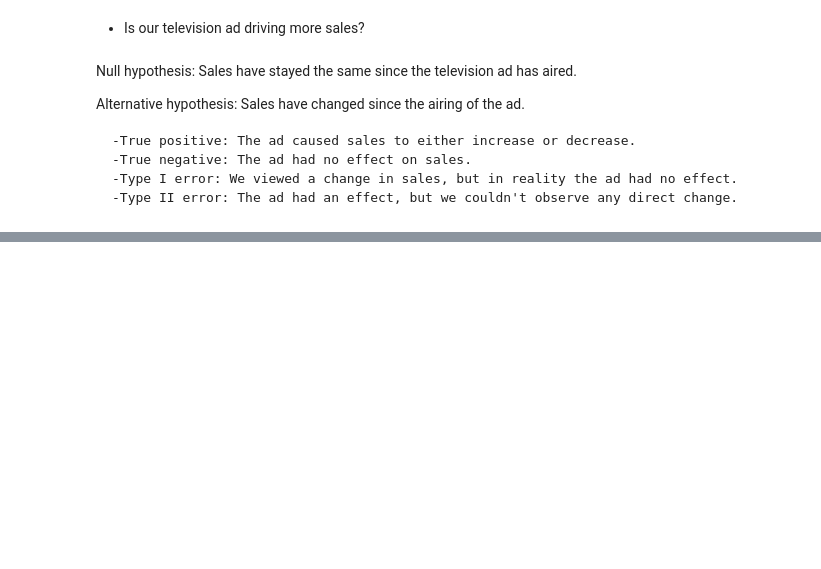
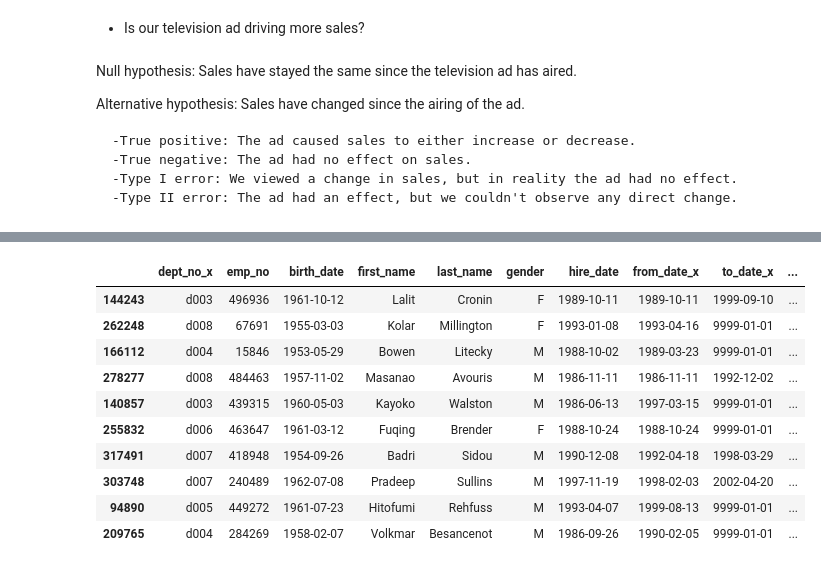
Before and after one commit to Michael-Nelson361/statistics-exercises, a Jupyter notebook: hypothesis_testing.ipynb, the cells around one changed output, grey strips where cells are left out. Cells and saved outputs as stored; diff of their text form; code cells hidden in the pictures; blank space fills up the shorter version.

```diff
--- a/hypothesis_testing.ipynb
+++ b/hypothesis_testing.ipynb
@@ -35,0 +179,13 @@ Alternative hypothesis: Sales have changed since the airing of the ad.
+# %%
+# Pull the tables from the database
+url = mf.get_db_url('employees')
+
+query = '''
+SELECT * FROM employees
+JOIN dept_emp
+    USING(emp_no)
+JOIN departments
+    USING(dept_no)
+'''
+
+employees = pd.read_sql(query,url)
@@ -35,0 +244,10 @@ Alternative hypothesis: Sales have changed since the airing of the ad.
+# %%
+# Read new query
+
+query = '''
+SELECT *
+FROM dept_manager
+'''
+
+manager = pd.read_sql(query,url)
+manager.sample(10)
@@ -35,0 +266,16 @@ Alternative hypothesis: Sales have changed since the airing of the ad.
+# %%
+# Join employees with manager
+emp_manager = employees.merge(manager,how='left',on='emp_no')
+emp_manager.sample(10)
+# %% [output]
+|  | dept_no_x | emp_no | birth_date | first_name | last_name | gender | hire_date | from_date_x | to_date_x | ... |
+| 144243 | d003 | 496936 | 1961-10-12 | Lalit | Cronin | F | 1989-10-11 | 1989-10-11 | 1999-09-10 | ... |
+| 262248 | d008 | 67691 | 1955-03-03 | Kolar | Millington | F | 1993-01-08 | 1993-04-16 | 9999-01-01 | ... |
+| 166112 | d004 | 15846 | 1953-05-29 | Bowen | Litecky | M | 1988-10-02 | 1989-03-23 | 9999-01-01 | ... |
+| 278277 | d008 | 484463 | 1957-11-02 | Masanao | Avouris | M | 1986-11-11 | 1986-11-11 | 1992-12-02 | ... |
+| 140857 | d003 | 439315 | 1960-05-03 | Kayoko | Walston | M | 1986-06-13 | 1997-03-15 | 9999-01-01 | ... |
+| 255832 | d006 | 463647 | 1961-03-12 | Fuqing | Brender | F | 1988-10-24 | 1988-10-24 | 9999-01-01 | ... |
+| 317491 | d007 | 418948 | 1954-09-26 | Badri | Sidou | M | 1990-12-08 | 1992-04-18 | 1998-03-29 | ... |
+| 303748 | d007 | 240489 | 1962-07-08 | Pradeep | Sullins | M | 1997-11-19 | 1998-02-03 | 2002-04-20 | ... |
+| 94890 | d005 | 449272 | 1961-07-23 | Hitofumi | Rehfuss | M | 1993-04-07 | 1999-08-13 | 9999-01-01 | ... |
+| 209765 | d004 | 284269 | 1958-02-07 | Volkmar | Besancenot | M | 1986-09-26 | 1990-02-05 | 9999-01-01 | ... |
```
Also changed, not shown: parts of 36 cells of this notebook.
